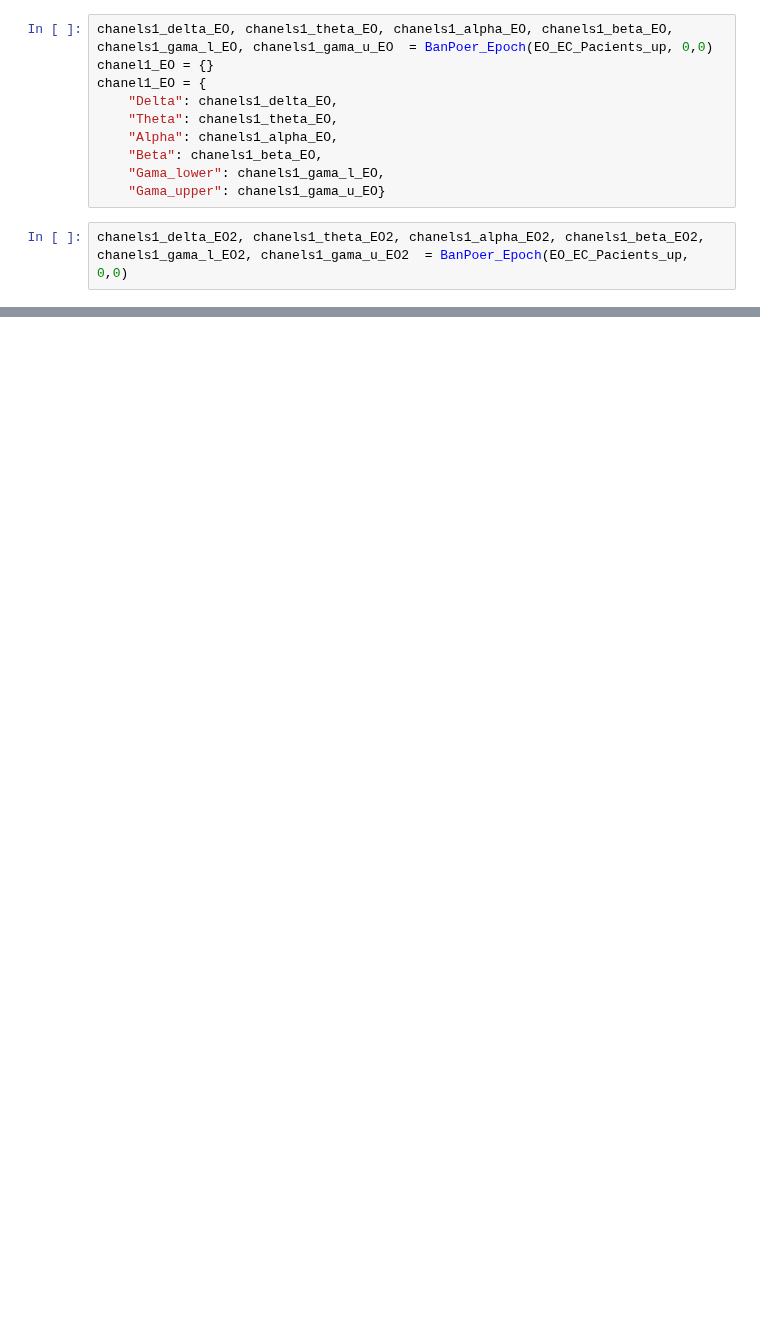
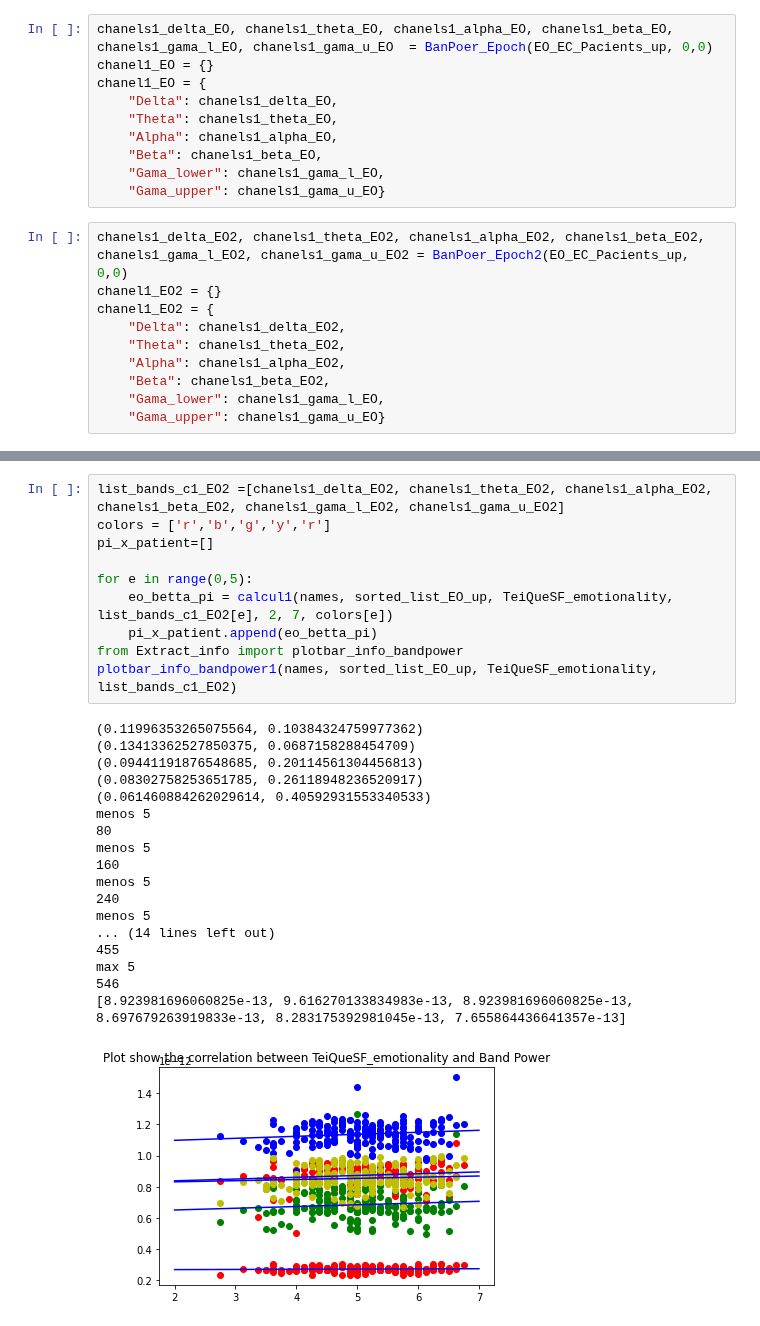
Before and after one commit to LaiaNO/EEG, a Jupyter notebook: 12_chanes _analisis.ipynb, the cells around one changed output, grey strips where cells are left out. Saved outputs shown, nothing was run; the diff lists cells and outputs as text; blank space fills up the shorter version.

```diff
--- a/12_chanes _analisis.ipynb
+++ b/12_chanes _analisis.ipynb
@@ -66,4 +106,12 @@ chanel1_EO = {
     "Gama_lower": chanels1_gama_l_EO,
     "Gama_upper": chanels1_gama_u_EO}
 # %%
-chanels1_delta_EO2, chanels1_theta_EO2, chanels1_alpha_EO2, chanels1_beta_EO2, chanels1_gama_l_EO2, chanels1_gama_u_EO2  = BanPoer_Epoch(EO_EC_Pacients_up, 0,0)
+chanels1_delta_EO2, chanels1_theta_EO2, chanels1_alpha_EO2, chanels1_beta_EO2, chanels1_gama_l_EO2, chanels1_gama_u_EO2 = BanPoer_Epoch2(EO_EC_Pacients_up, 0,0)
+chanel1_EO2 = {}
+chanel1_EO2 = {
+    "Delta": chanels1_delta_EO2,
+    "Theta": chanels1_theta_EO2,
+    "Alpha": chanels1_alpha_EO2,
+    "Beta": chanels1_beta_EO2,
+    "Gama_lower": chanels1_gama_l_EO,
+    "Gama_upper": chanels1_gama_u_EO}
@@ -88,0 +269,29 @@ chanels1_delta_EO2[10]
+# %%
+list_bands_c1_EO2 =[chanels1_delta_EO2, chanels1_theta_EO2, chanels1_alpha_EO2, chanels1_beta_EO2, chanels1_gama_l_EO2, chanels1_gama_u_EO2]
+colors = ['r','b','g','y','r']
+pi_x_patient=[]
+
+for e in range(0,5):
+    eo_betta_pi = calcul1(names, sorted_list_EO_up, TeiQueSF_emotionality, list_bands_c1_EO2[e], 2, 7, colors[e])
+    pi_x_patient.append(eo_betta_pi)
+from Extract_info import plotbar_info_bandpower
+plotbar_info_bandpower1(names, sorted_list_EO_up, TeiQueSF_emotionality, list_bands_c1_EO2)
+# %% [output]
+(0.11996353265075564, 0.10384324759977362)
+(0.13413362527850375, 0.0687158288454709)
+(0.09441191876548685, 0.20114561304456813)
+(0.08302758253651785, 0.26118948236520917)
+(0.061460884262029614, 0.40592931553340533)
+menos 5
+80
+menos 5
+160
+menos 5
+240
+menos 5
+... (14 lines left out)
+455
+max 5
+546
+[8.923981696060825e-13, 9.616270133834983e-13, 8.923981696060825e-13, 8.697679263919833e-13, 8.283175392981045e-13, 7.655864436641357e-13]
+[figure, added]
```
Also changed, not shown: parts of 9 cells of this notebook, 1 other file.
